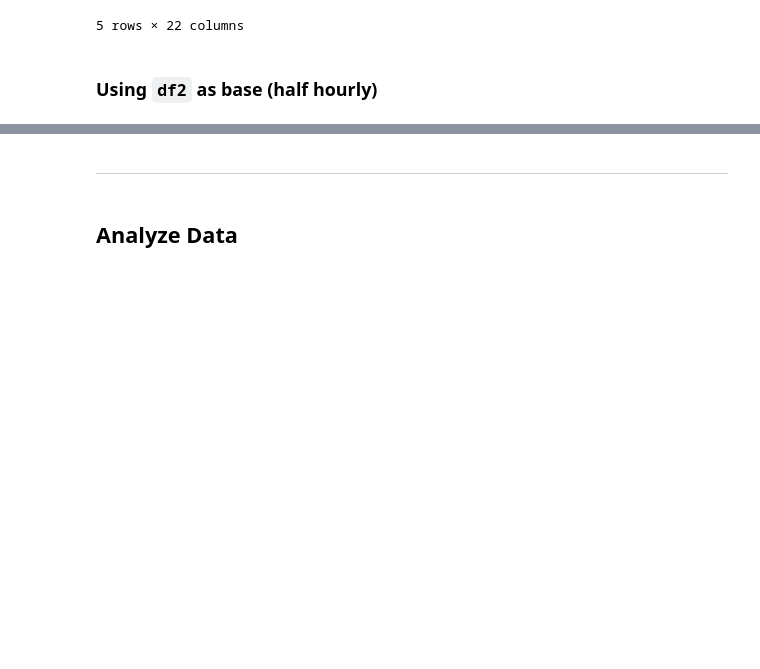
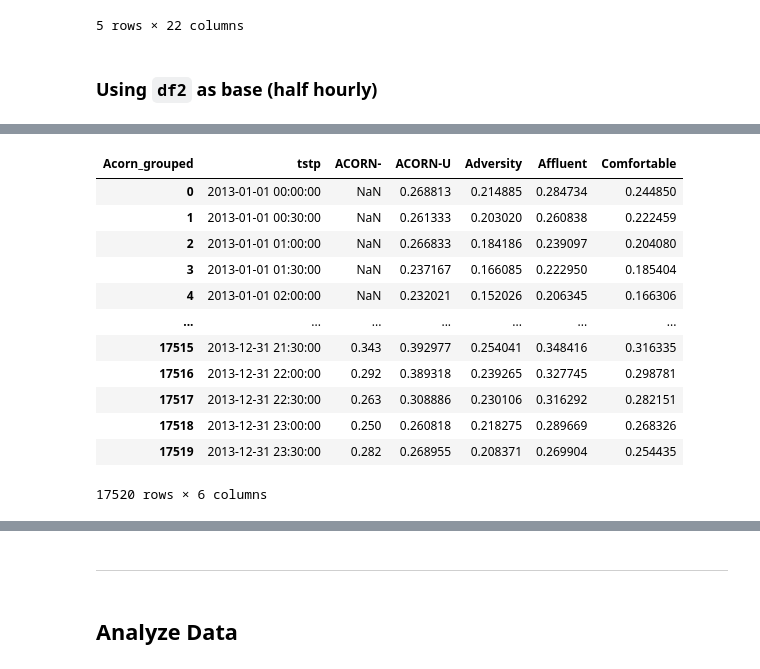
Before and after one commit to shanniekwok/IS459-G1T7, a Jupyter notebook: 2.1 Internal Factors Analysis.ipynb, the cells around one changed output, grey strips where cells are left out. Cells and saved outputs as stored; diff of their text form; code cells hidden in the pictures; blank space fills up the shorter version.

```diff
--- a/2.1 Internal Factors Analysis.ipynb
+++ b/2.1 Internal Factors Analysis.ipynb
@@ -159,0 +249,21 @@ merged_df2_df6_df10.head()
+# %%
+# Similarly, compute average energy for each Acorn_grouped
+acorn_grouped_avg = merged_reduced_df2_df6.groupby(['tstp', 'Acorn_grouped'])['energy(kWh/hh)'].mean().reset_index()
+acorn_grouped_avg
+
+acorn_grouped_pivot = acorn_grouped_avg.pivot(index='tstp', columns='Acorn_grouped', values='energy(kWh/hh)').reset_index()
+acorn_grouped_pivot
+# %% [output]
+| Acorn_grouped | tstp | ACORN- | ACORN-U | Adversity | Affluent | Comfortable |
+| 0 | 2013-01-01 00:00:00 | NaN | 0.268813 | 0.214885 | 0.284734 | 0.244850 |
+| 1 | 2013-01-01 00:30:00 | NaN | 0.261333 | 0.203020 | 0.260838 | 0.222459 |
+| 2 | 2013-01-01 01:00:00 | NaN | 0.266833 | 0.184186 | 0.239097 | 0.204080 |
+| 3 | 2013-01-01 01:30:00 | NaN | 0.237167 | 0.166085 | 0.222950 | 0.185404 |
+| 4 | 2013-01-01 02:00:00 | NaN | 0.232021 | 0.152026 | 0.206345 | 0.166306 |
+| ... | ... | ... | ... | ... | ... | ... |
+| 17515 | 2013-12-31 21:30:00 | 0.343 | 0.392977 | 0.254041 | 0.348416 | 0.316335 |
+| 17516 | 2013-12-31 22:00:00 | 0.292 | 0.389318 | 0.239265 | 0.327745 | 0.298781 |
+| 17517 | 2013-12-31 22:30:00 | 0.263 | 0.308886 | 0.230106 | 0.316292 | 0.282151 |
+| 17518 | 2013-12-31 23:00:00 | 0.250 | 0.260818 | 0.218275 | 0.289669 | 0.268326 |
+| 17519 | 2013-12-31 23:30:00 | 0.282 | 0.268955 | 0.208371 | 0.269904 | 0.254435 |
+17520 rows × 6 columns
```
Also changed, not shown: parts of 27 cells of this notebook.
